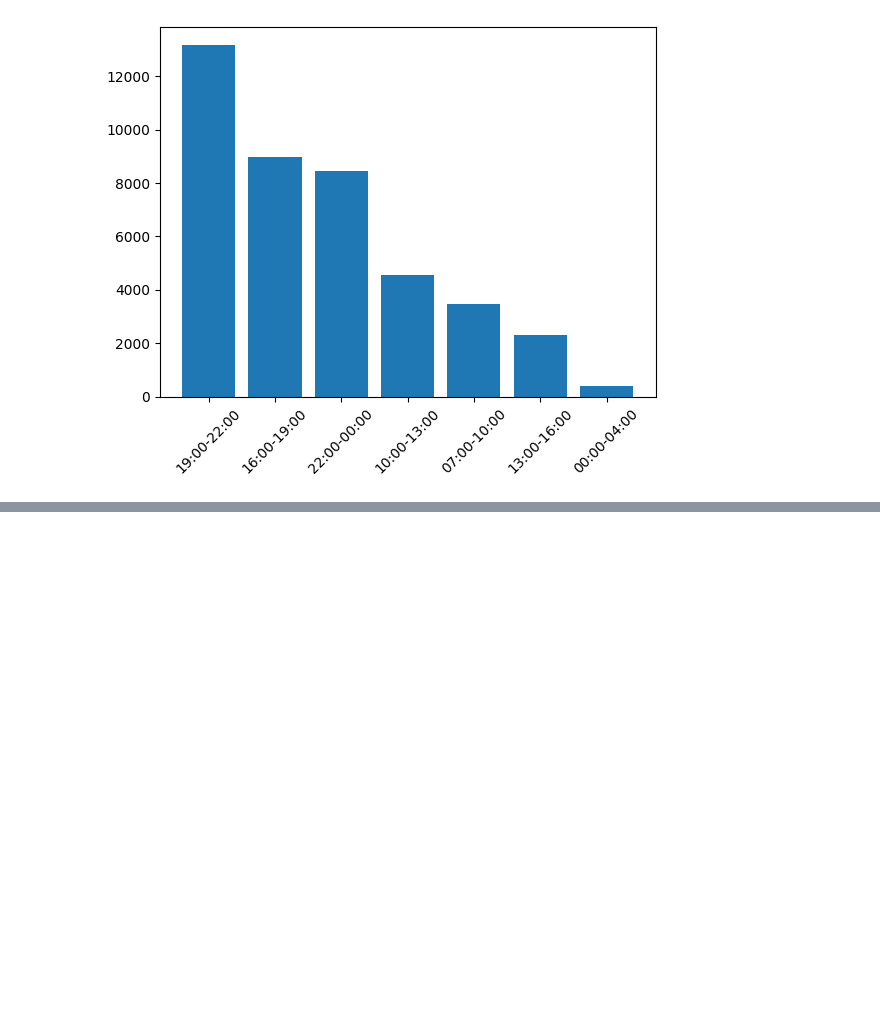
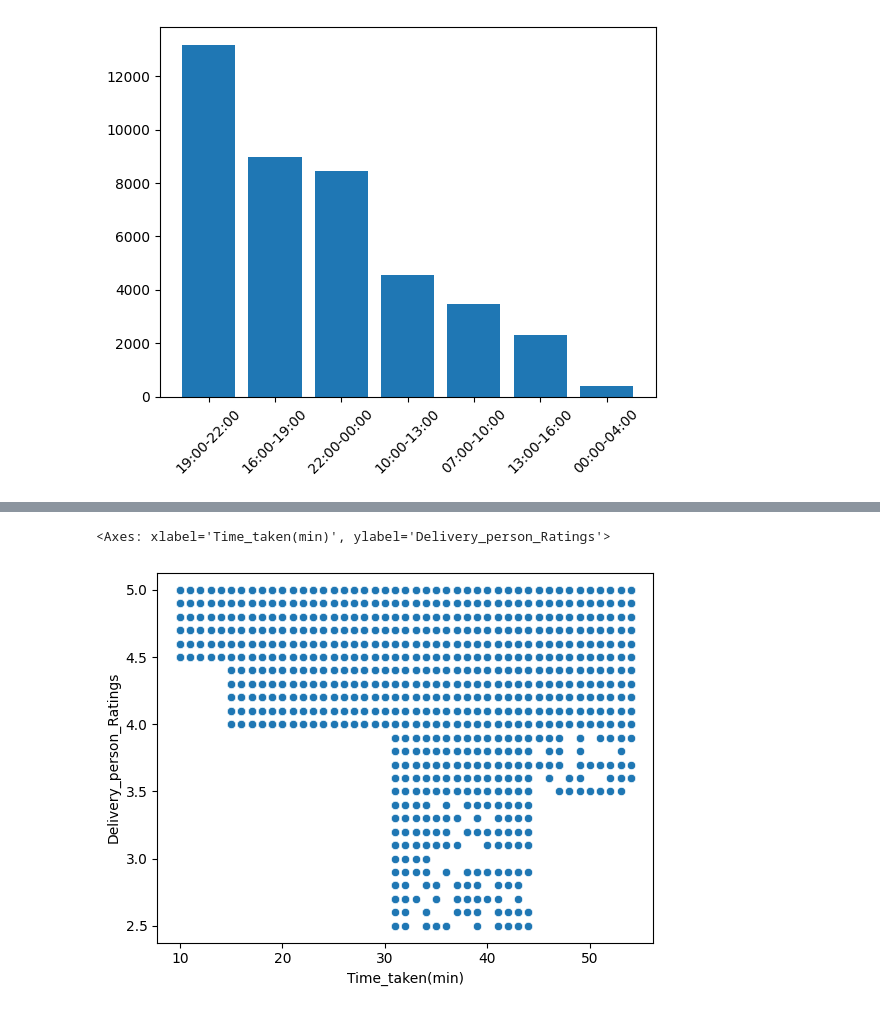
Before and after one commit to Esmaeil-Mashhadi/streamlit_dataVisualization, a Jupyter notebook: dataCleaning.ipynb, the cells around one changed output, grey strips where cells are left out. Cells and saved outputs as stored; diff of their text form; code cells hidden in the pictures; blank space fills up the shorter version.

```diff
--- a/dataCleaning.ipynb
+++ b/dataCleaning.ipynb
@@ -185,0 +272,7 @@ plt.xticks(rotation=45);
+# %%
+age_df
+correlatoin = age_df['Delivery_person_Ratings'].corr(age_df['Time_taken(min)'])
+sns.scatterplot(data= age_df , x='Time_taken(min)' , y='Delivery_person_Ratings')
+# %% [output]
+<Axes: xlabel='Time_taken(min)', ylabel='Delivery_person_Ratings'>
+[figure, added]
```
Also changed, not shown: parts of 8 cells of this notebook, 3 other files.
